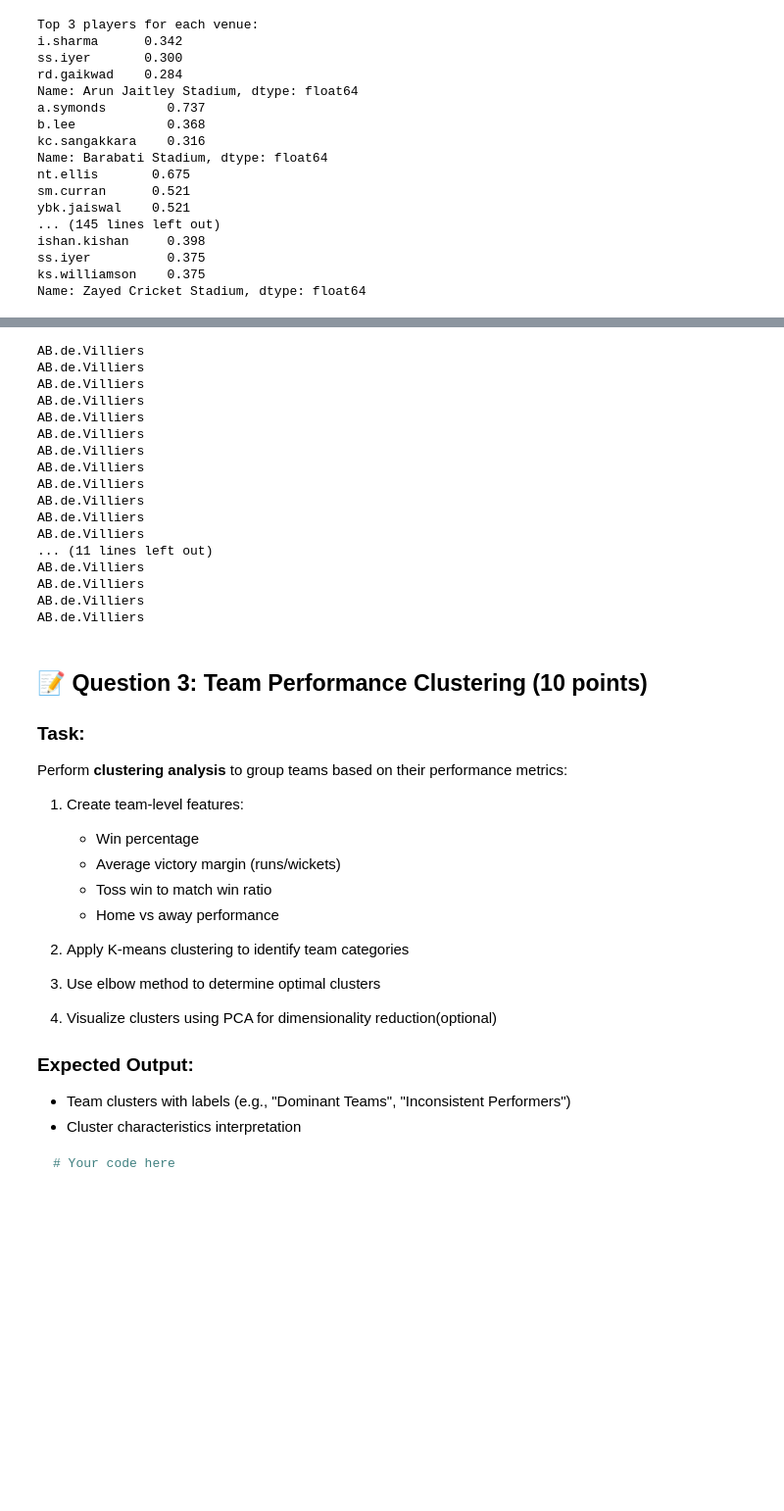
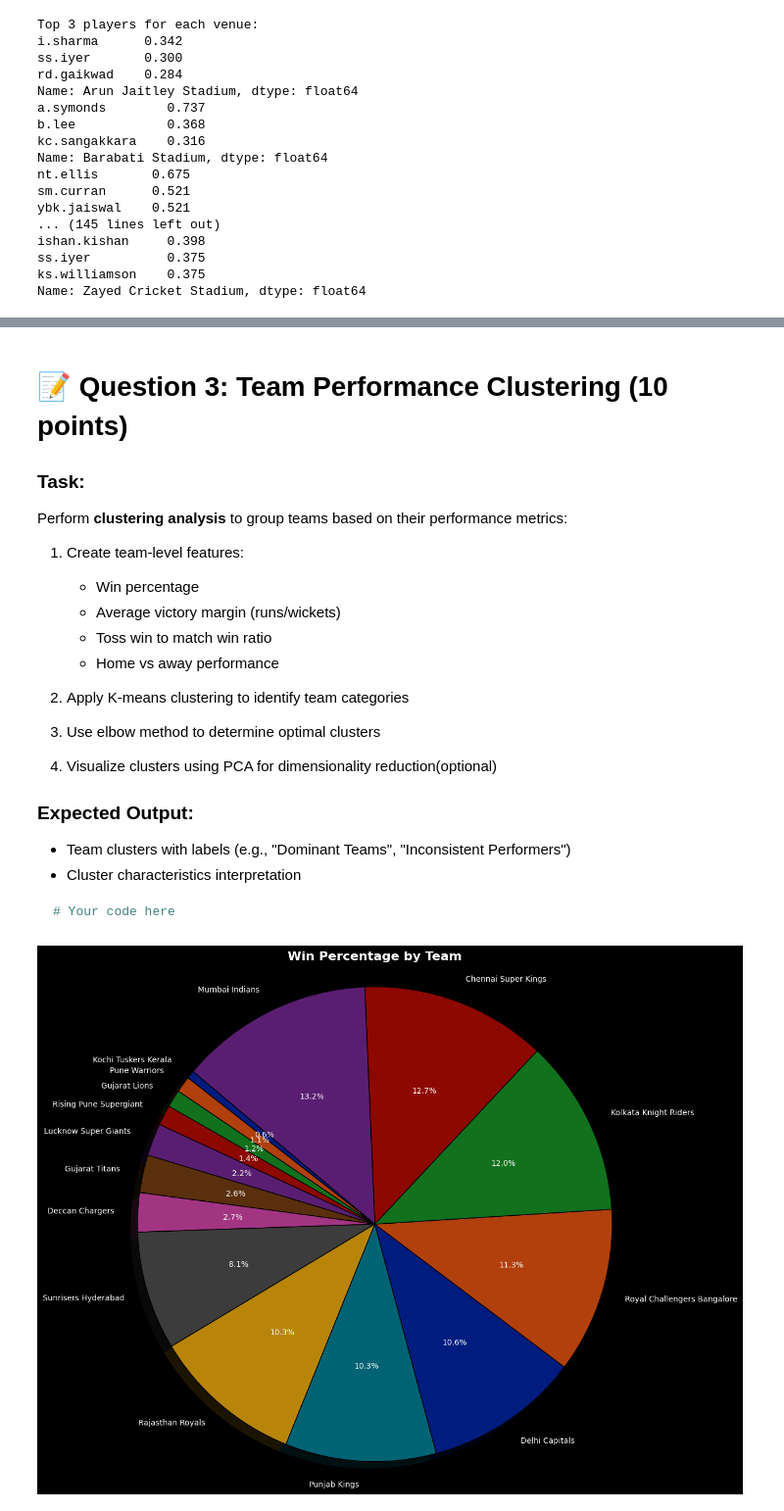
Before and after one commit to sanketmishra009/aiml, a Jupyter notebook: projects/iplAnalysis/analysis.ipynb, the cells around one changed output, grey strips where cells are left out. Shown at 98% size. Cells and saved outputs as stored; diff of their text form; code cells hidden in the pictures; blank space fills up the shorter version.

````diff
--- a/projects/iplAnalysis/analysis.ipynb
+++ b/projects/iplAnalysis/analysis.ipynb
@@ -585,27 +587,5 @@ plt.show()
-# %%
-for name in ctext.split(" "):
-    if 'AB' in name:
-        print(name)
-# %% [output]
-AB.de.Villiers
-AB.de.Villiers
-AB.de.Villiers
-AB.de.Villiers
-AB.de.Villiers
-AB.de.Villiers
-AB.de.Villiers
-AB.de.Villiers
-AB.de.Villiers
-AB.de.Villiers
-AB.de.Villiers
-AB.de.Villiers
-... (11 lines left out)
-AB.de.Villiers
-AB.de.Villiers
-AB.de.Villiers
-AB.de.Villiers
 # %% [markdown]
-## 📝 Question 3: Team Performance Clustering (10 points)
+# 📝 Question 3: Team Performance Clustering (10 points)
 
 ### Task:
 
@@ -630,3 +610,22 @@ Perform **clustering analysis** to group teams based on their performance metric
 ```python
 # Your code here
 ```
+# %%
+from sklearn.cluster import KMeans
+from sklearn.preprocessing import StandardScaler
+from sklearn.metrics import silhouette_score
+
+# calculate win percentage:
+winners = df[df['winner'] != 'unk']['winner']
+tdf = ((winners.value_counts() / len(winners)) * 100).round(2)
+t1df = tdf.reset_index().rename(columns = {'winner':'team' , 'count' : 'winp'}).sort_values(by = 'winp')
+t1df
+
+
+plt.figure(figsize = (12 , 12))
+plt.pie(t1df['winp'] , labels = t1df.team , startangle=140 , shadow= True , autopct='%1.1f%%' , wedgeprops= {'edgecolor' : 'black'})
+plt.title('Win Percentage by Team', fontsize=16, fontweight='bold')
+plt.axis('equal')  # ensures pie is circular
+plt.show()
+# %% [output]
+[figure, added]
````
Also changed, not shown: parts of 14 cells of this notebook, 6 other files.
